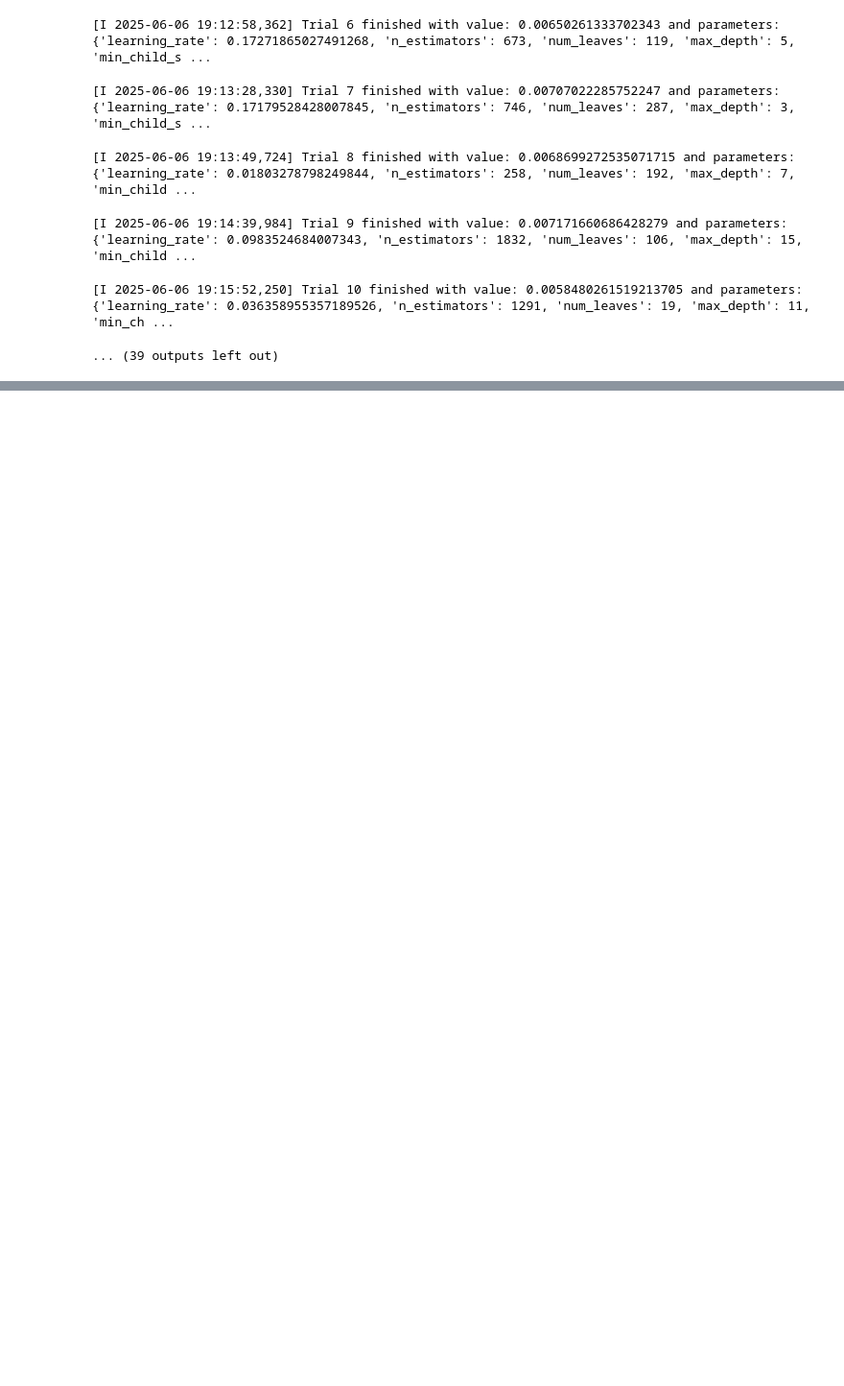
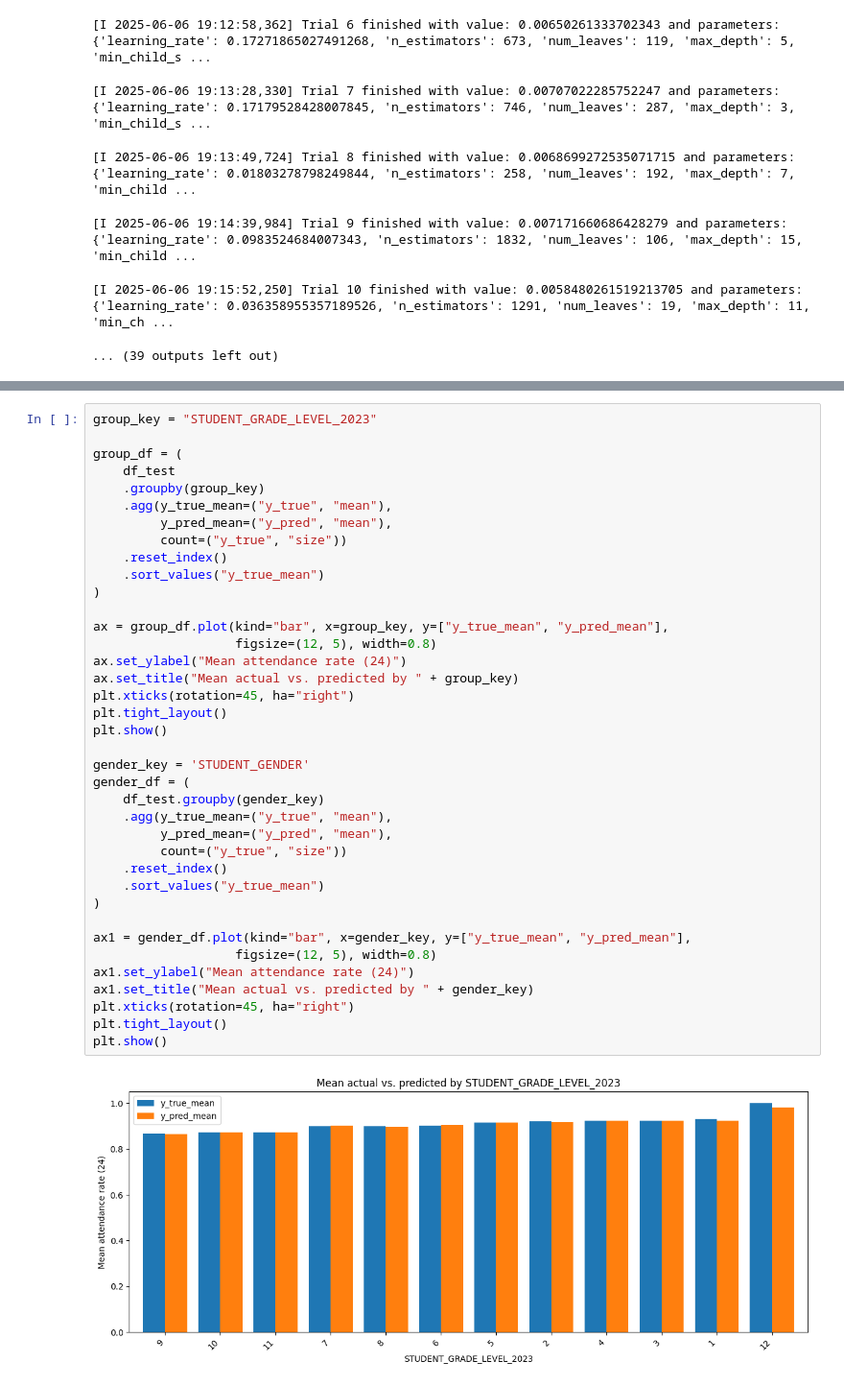
Before and after one commit to MohanNaredla123/Model-Training, a Jupyter notebook: main/training.ipynb, the cells around one changed output, grey strips where cells are left out. Shown: that part at 96% size. Drawn from its saved outputs; the diff is of its cells as text; blank space fills up the shorter version.

```diff
--- a/main/training.ipynb
+++ b/main/training.ipynb
@@ -147,0 +247,40 @@ NameError: name 'study' is not defined
+# %%
+group_key = "STUDENT_GRADE_LEVEL_2023"
+
+group_df = (
+    df_test
+    .groupby(group_key)
+    .agg(y_true_mean=("y_true", "mean"),
+         y_pred_mean=("y_pred", "mean"),
+         count=("y_true", "size"))
+    .reset_index()
+    .sort_values("y_true_mean")
+)
+
+ax = group_df.plot(kind="bar", x=group_key, y=["y_true_mean", "y_pred_mean"],
+                   figsize=(12, 5), width=0.8)
+ax.set_ylabel("Mean attendance rate (24)")
+ax.set_title("Mean actual vs. predicted by " + group_key)
+plt.xticks(rotation=45, ha="right")
+plt.tight_layout()
+plt.show()
+
+gender_key = 'STUDENT_GENDER'
+gender_df = (
+    df_test.groupby(gender_key)
+    .agg(y_true_mean=("y_true", "mean"),
+         y_pred_mean=("y_pred", "mean"),
+         count=("y_true", "size"))
+    .reset_index()
+    .sort_values("y_true_mean")
+)
+
+ax1 = gender_df.plot(kind="bar", x=gender_key, y=["y_true_mean", "y_pred_mean"],
+                   figsize=(12, 5), width=0.8)
+ax1.set_ylabel("Mean attendance rate (24)")
+ax1.set_title("Mean actual vs. predicted by " + gender_key)
+plt.xticks(rotation=45, ha="right")
+plt.tight_layout()
+plt.show()
+# %% [output]
+[figure, added]
```
Also changed, not shown: parts of 8 cells of this notebook, 2 other files.
